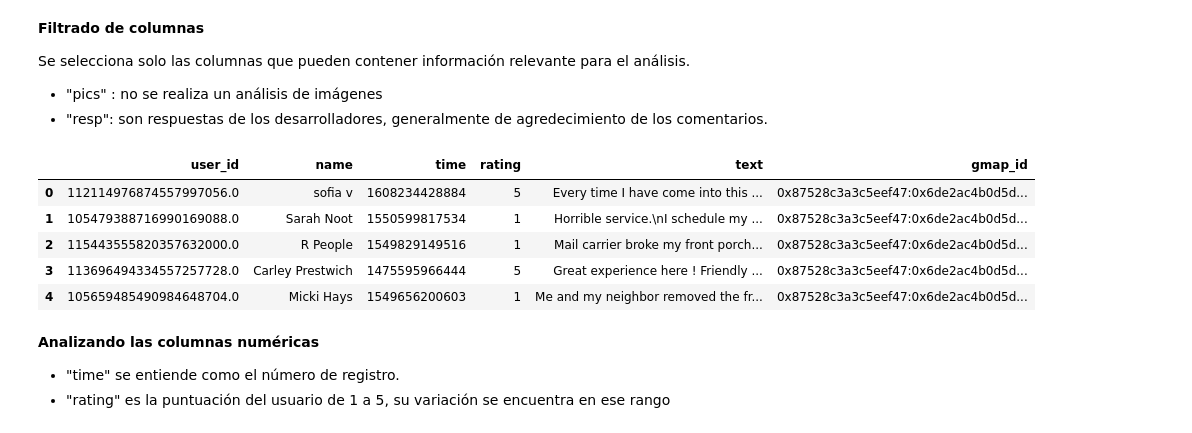
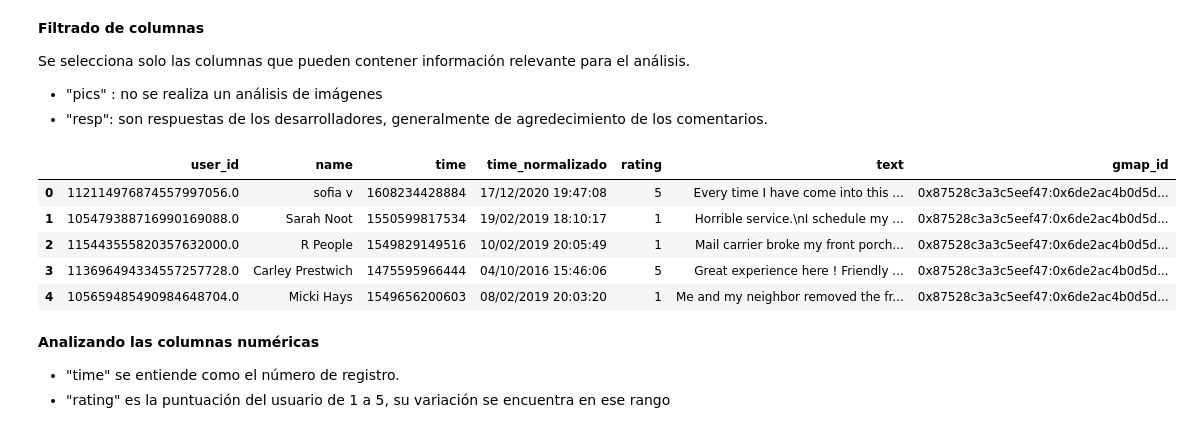
Before and after one commit to nuggi46/PF-Henry, a Jupyter notebook: EDA/reviews_estados/Utah/EDA/EDA_Utah.ipynb, the cells around one changed output. Saved outputs shown, nothing was run; the diff lists cells and outputs as text; code cells hidden in the pictures.

```diff
--- a/EDA/reviews_estados/Utah/EDA/EDA_Utah.ipynb
+++ b/EDA/reviews_estados/Utah/EDA/EDA_Utah.ipynb
@@ -89,3 +90,9 @@ Data columns (total 8 columns):
  7   gmap_id  1500000 non-null  object
 dtypes: int64(2), object(6)
 memory usage: 103.0+ MB
+# %%
+tiempos = []
+for data in df['time']/1000:
+  tiempos.append(datetime.utcfromtimestamp(data).strftime('%d/%m/%Y %H:%M:%S'))
+
+df['time_normalizado'] = tiempos
@@ -96,15 +112,15 @@ Se selecciona solo las columnas que pueden contener información relevante para
 - "pics" : no se realiza un análisis de imágenes
 - "resp": son respuestas de los desarrolladores, generalmente de agredecimiento de los comentarios.
 # %%
-df_analisis = df[['user_id','name','time','rating','text','gmap_id']]
+df_analisis = df[['user_id','name','time','time_normalizado','rating','text','gmap_id']]
 df_analisis.head()
 # %% [output]
-|  | user_id | name | time | rating | text | gmap_id |
-| 0 | 112114976874557997056.0 | sofia v | 1608234428884 | 5 | Every time I have come into this ... | 0x87528c3a3c5eef47:0x6de2ac4b0d5d... |
-| 1 | 105479388716990169088.0 | Sarah Noot | 1550599817534 | 1 | Horrible service.\nI schedule my ... | 0x87528c3a3c5eef47:0x6de2ac4b0d5d... |
-| 2 | 115443555820357632000.0 | R People | 1549829149516 | 1 | Mail carrier broke my front porch... | 0x87528c3a3c5eef47:0x6de2ac4b0d5d... |
-| 3 | 113696494334557257728.0 | Carley Prestwich | 1475595966444 | 5 | Great experience here ! Friendly ... | 0x87528c3a3c5eef47:0x6de2ac4b0d5d... |
-| 4 | 105659485490984648704.0 | Micki Hays | 1549656200603 | 1 | Me and my neighbor removed the fr... | 0x87528c3a3c5eef47:0x6de2ac4b0d5d... |
+|  | user_id | name | time | time_normalizado | rating | text | gmap_id |
+| 0 | 112114976874557997056.0 | sofia v | 1608234428884 | 17/12/2020 19:47:08 | 5 | Every time I have come into this ... | 0x87528c3a3c5eef47:0x6de2ac4b0d5d... |
+| 1 | 105479388716990169088.0 | Sarah Noot | 1550599817534 | 19/02/2019 18:10:17 | 1 | Horrible service.\nI schedule my ... | 0x87528c3a3c5eef47:0x6de2ac4b0d5d... |
+| 2 | 115443555820357632000.0 | R People | 1549829149516 | 10/02/2019 20:05:49 | 1 | Mail carrier broke my front porch... | 0x87528c3a3c5eef47:0x6de2ac4b0d5d... |
+| 3 | 113696494334557257728.0 | Carley Prestwich | 1475595966444 | 04/10/2016 15:46:06 | 5 | Great experience here ! Friendly ... | 0x87528c3a3c5eef47:0x6de2ac4b0d5d... |
+| 4 | 105659485490984648704.0 | Micki Hays | 1549656200603 | 08/02/2019 20:03:20 | 1 | Me and my neighbor removed the fr... | 0x87528c3a3c5eef47:0x6de2ac4b0d5d... |
 # %% [markdown]
 <b>Analizando las columnas numéricas</b>
 - "time" se entiende como el número de registro.
```
Also changed, not shown: parts of 13 cells of this notebook.
